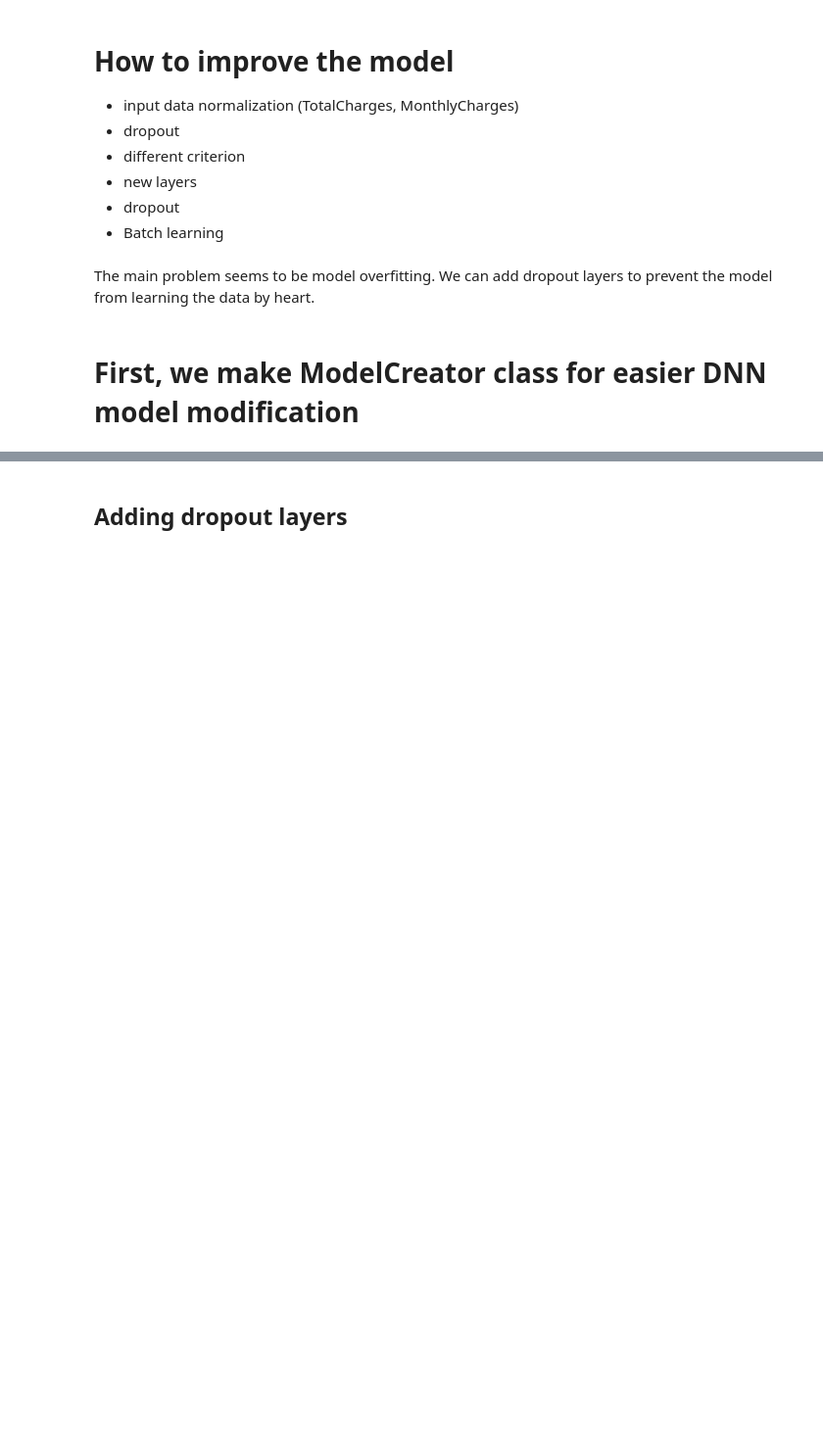
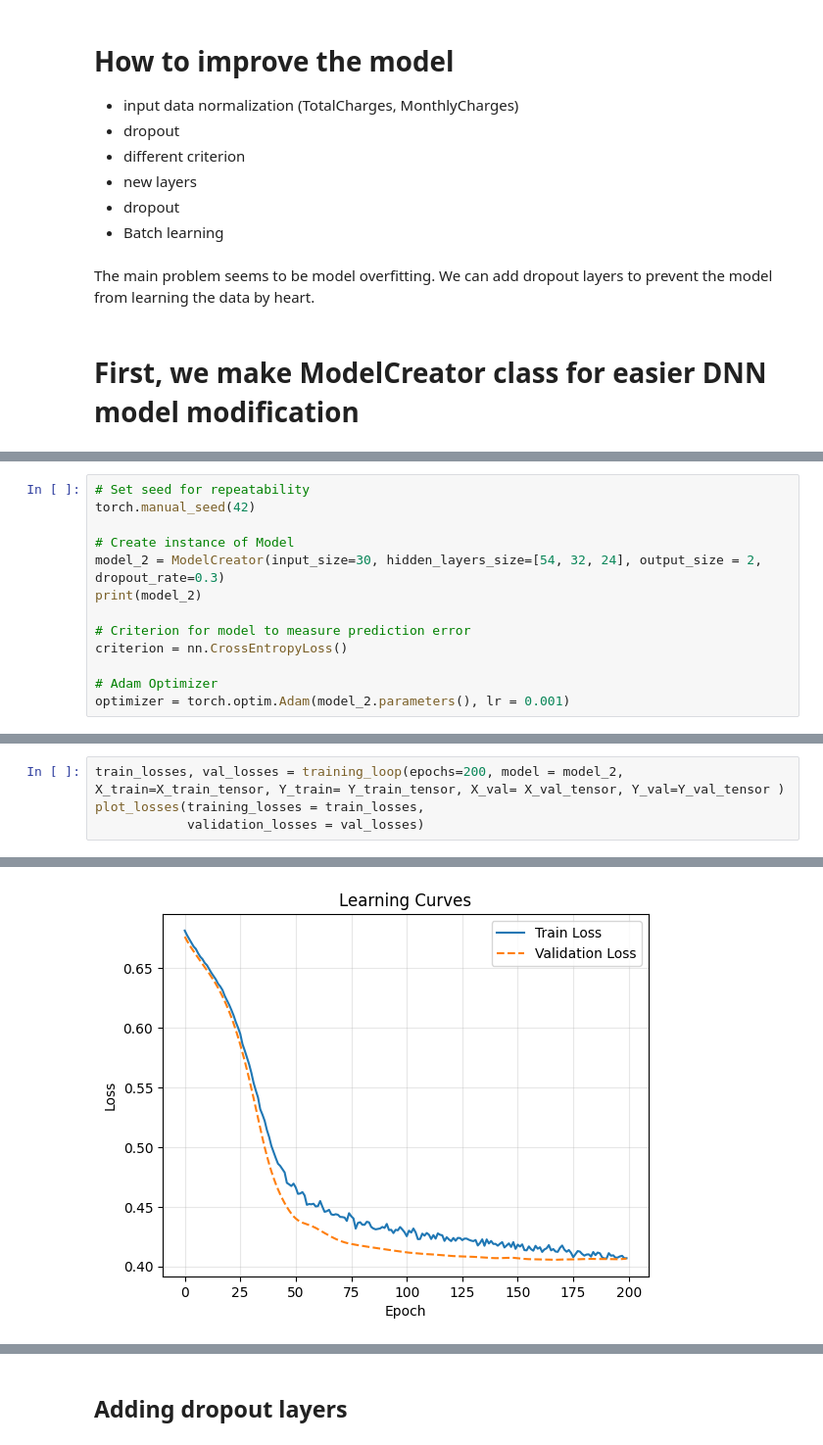
Before and after one commit to DawidSkowronski/PyTorch-Projects, a Jupyter notebook: Telco_Customer_Churn.ipynb, the cells around one changed output, grey strips where cells are left out. Shown at 98% size. Drawn from its saved outputs; the diff is of its cells as text; blank space fills up the shorter version.

```diff
--- a/Telco_Customer_Churn.ipynb
+++ b/Telco_Customer_Churn.ipynb
@@ -581,0 +581,13 @@ model_2.parameters
+# %%
+# Set seed for repeatability
+torch.manual_seed(42)
+
+# Create instance of Model
+model_2 = ModelCreator(input_size=30, hidden_layers_size=[54, 32, 24], output_size = 2, dropout_rate=0.3)
+print(model_2)
+
+# Criterion for model to measure prediction error
+criterion = nn.CrossEntropyLoss()
+
+# Adam Optimizer
+optimizer = torch.optim.Adam(model_2.parameters(), lr = 0.001)
@@ -581,0 +608,5 @@ model_2.parameters
+# %%
+train_losses, val_losses = training_loop(epochs=200, model = model_2, X_train=X_train_tensor, Y_train= Y_train_tensor, X_val= X_val_tensor, Y_val=Y_val_tensor )
+plot_losses(training_losses = train_losses,
+            validation_losses = val_losses)
+# %% [output]
@@ -581,0 +623 @@ model_2.parameters
+[figure, added]
```
Also changed, not shown: parts of 22 cells of this notebook.
